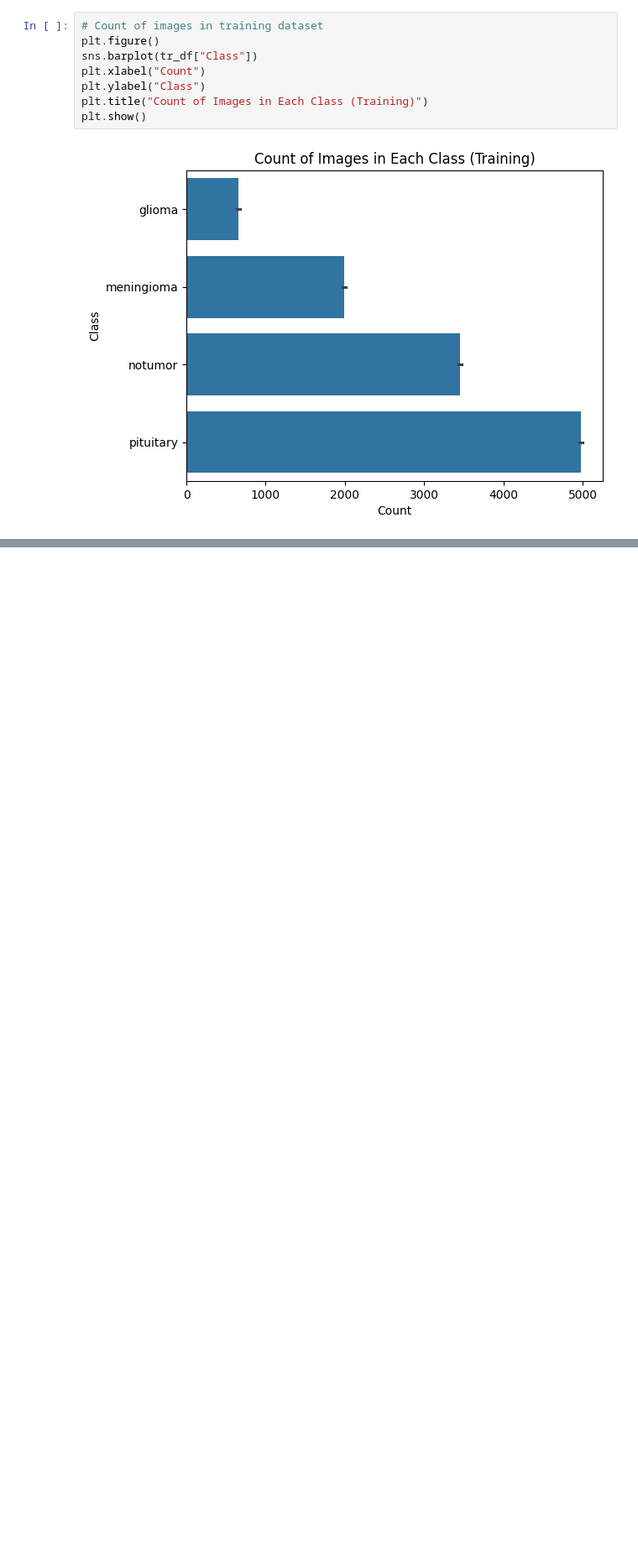
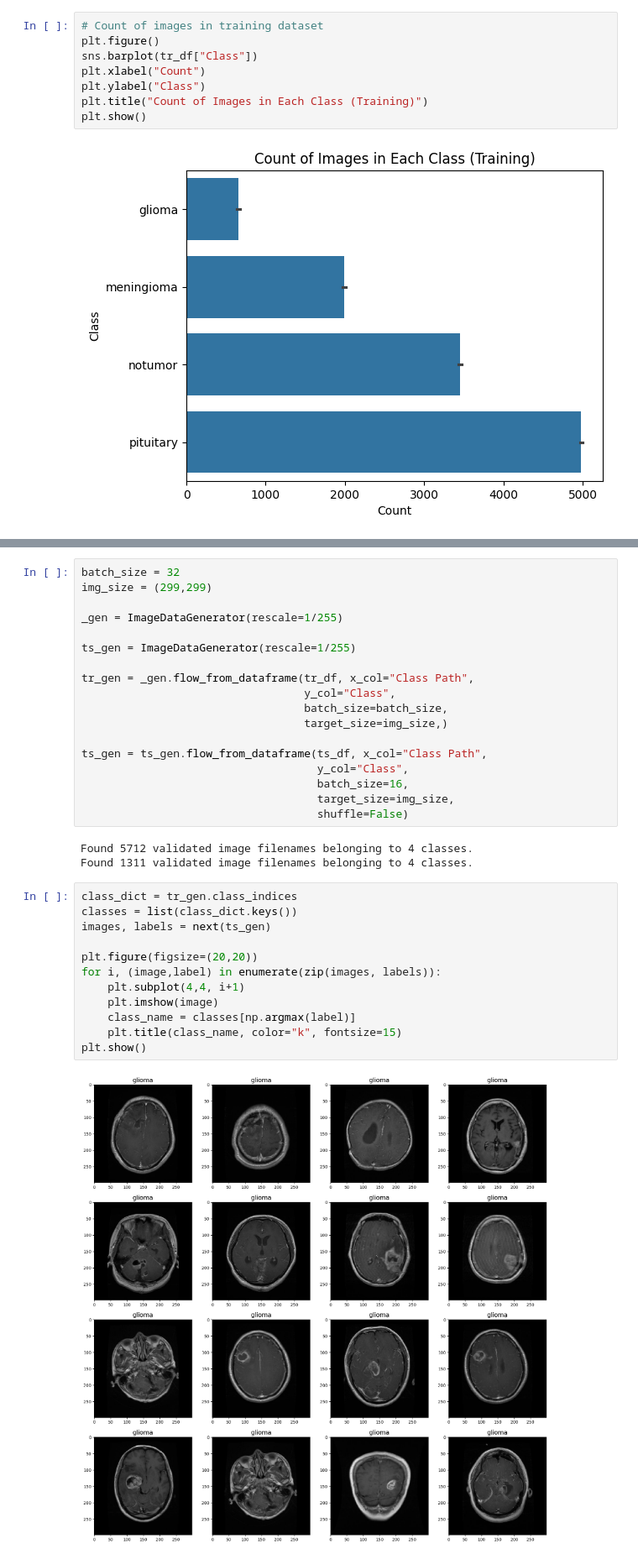
Before and after one commit to JalenRandleman/Brain_MRI_Tumor_Neural_Network_Classification, a Jupyter notebook: Final_Project_Code.ipynb, the cells around one changed output, grey strips where cells are left out. Shown at 84% size. Saved outputs shown, nothing was run; the diff lists cells and outputs as text; blank space fills up the shorter version.

Commit message:
Made Small CNN
Also imported Images

```diff
--- a/Final_Project_Code.ipynb
+++ b/Final_Project_Code.ipynb
@@ -76,0 +87,35 @@ plt.show()
+# %%
+batch_size = 32
+img_size = (299,299)
+
+_gen = ImageDataGenerator(rescale=1/255)
+
+ts_gen = ImageDataGenerator(rescale=1/255)
+
+tr_gen = _gen.flow_from_dataframe(tr_df, x_col="Class Path",
+                                  y_col="Class",
+                                  batch_size=batch_size,
+                                  target_size=img_size,)
+
+ts_gen = ts_gen.flow_from_dataframe(ts_df, x_col="Class Path",
+                                    y_col="Class",
+                                    batch_size=16,
+                                    target_size=img_size,
+                                    shuffle=False)
+# %% [output]
+Found 5712 validated image filenames belonging to 4 classes.
+Found 1311 validated image filenames belonging to 4 classes.
+# %%
+class_dict = tr_gen.class_indices
+classes = list(class_dict.keys())
+images, labels = next(ts_gen)
+
+plt.figure(figsize=(20,20))
+for i, (image,label) in enumerate(zip(images, labels)):
+    plt.subplot(4,4, i+1)
+    plt.imshow(image)
+    class_name = classes[np.argmax(label)]
+    plt.title(class_name, color="k", fontsize=15)
+plt.show()
+# %% [output]
+[figure, added]
```
Also changed, not shown: parts of 7 cells of this notebook.
